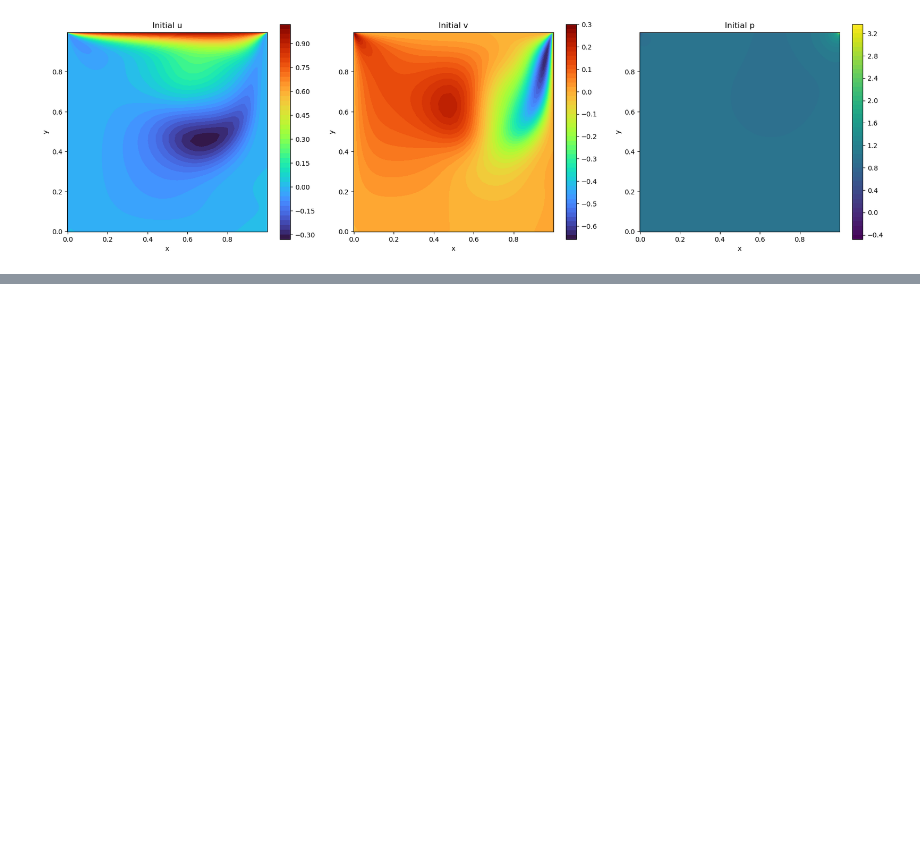
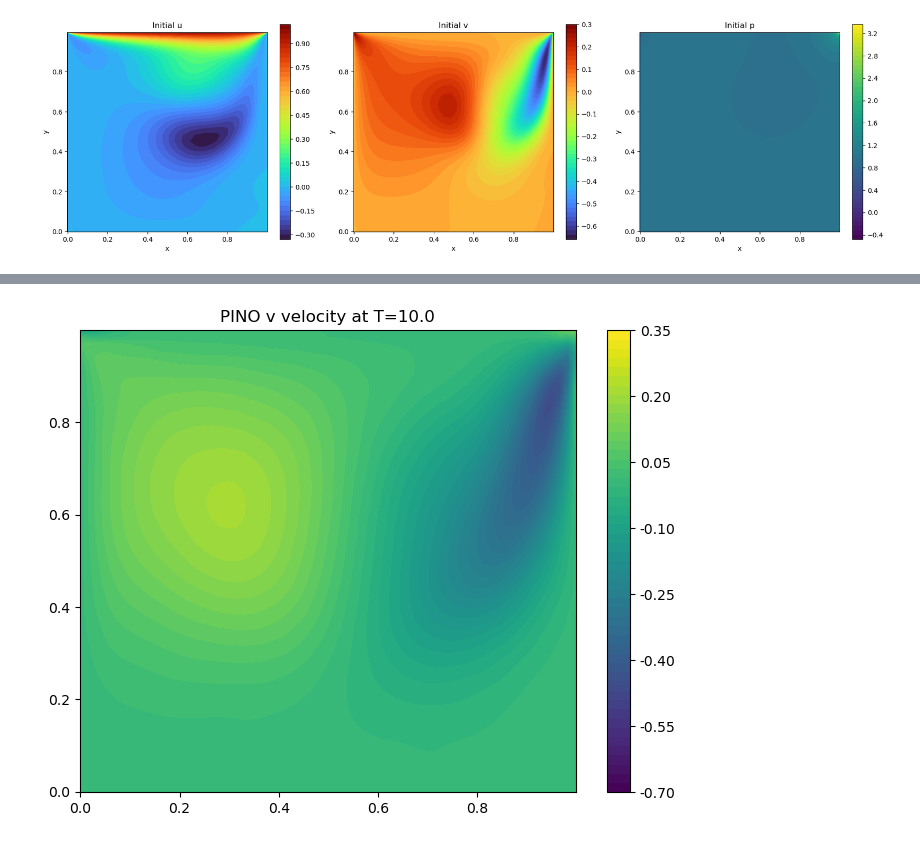
Before and after one commit to swjeong0302/PyTorch, a Jupyter notebook: PINO/Cavity_PINO.ipynb, the cells around one changed output, grey strips where cells are left out. Saved outputs shown, nothing was run; the diff lists cells and outputs as text; code cells hidden in the pictures; blank space fills up the shorter version.

```diff
--- a/PINO/Cavity_PINO.ipynb
+++ b/PINO/Cavity_PINO.ipynb
@@ -306,0 +448,20 @@ plt.show()
+# %%
+# v velocity at the final time step (T=10.0)
+plt.figure(figsize=(8, 6))
+
+vmin, vmax = -0.7, 0.35
+levels = np.linspace(vmin, vmax, 51)
+ticks = np.linspace(vmin, vmax, 8)
+
+v_plot = np.clip(pred[0, 1, :, :, -1].cpu().detach().numpy(), vmin, vmax)
+cf = plt.contourf(
+    X_uni, Y_uni, v_plot,
+    levels=levels, vmin=vmin, vmax=vmax
+  )
+cbar = plt.colorbar(cf, ticks=ticks)
+cbar.ax.set_yticklabels([f"{t:.2f}" for t in ticks])
+
+plt.title('PINO v velocity at T=10.0')
+plt.show()
+# %% [output]
+[figure, added]
```
Also changed, not shown: parts of 21 cells of this notebook, 1 other file.
